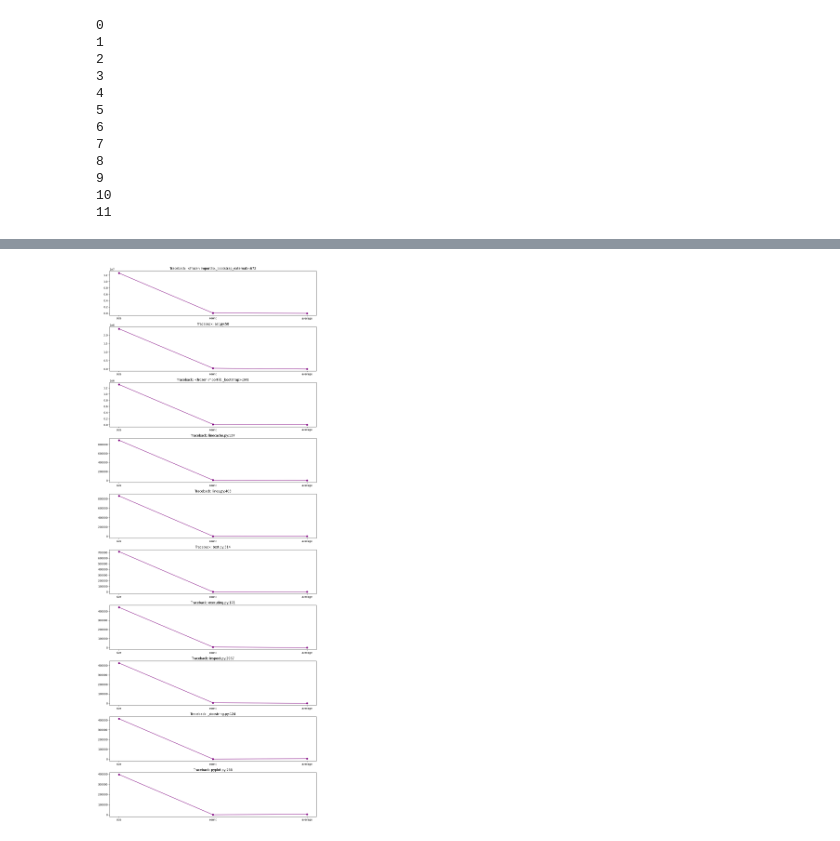
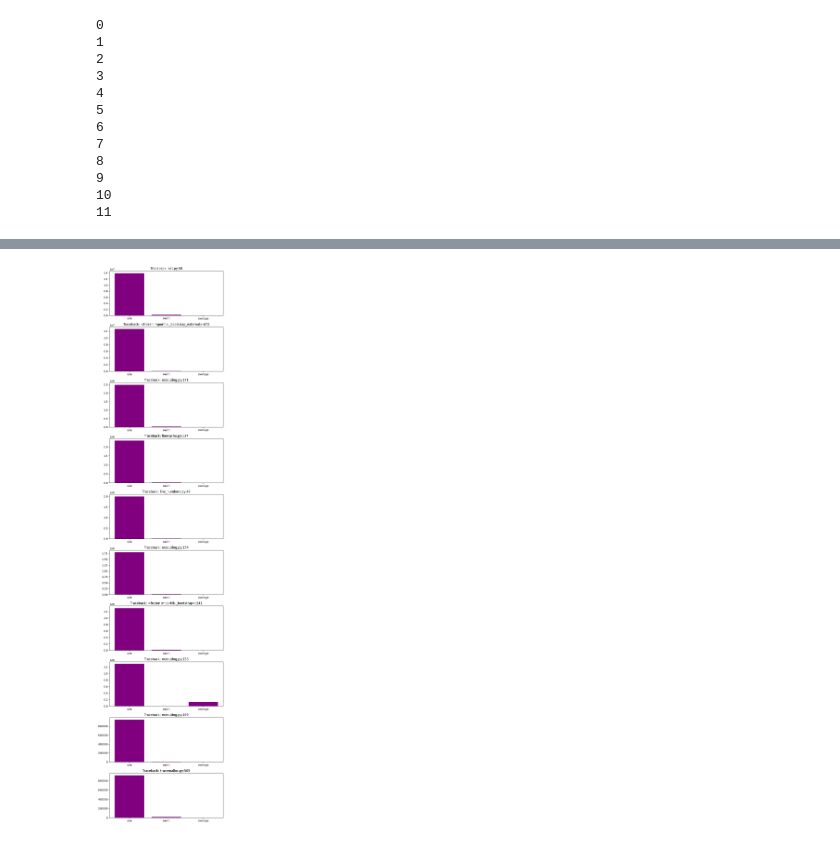
Before and after one commit to q1xuanx/about-python, a Jupyter notebook: memory_manage.ipynb, the cells around one changed output, grey strips where cells are left out. Saved outputs shown, nothing was run; the diff lists cells and outputs as text; code cells hidden in the pictures.

Commit message:
update: change chart from line to bar in memory_manage

```diff
--- a/memory_manage.ipynb
+++ b/memory_manage.ipynb
@@ -135,6 +135,10 @@ import tracemalloc
 
 def create_list():
     return [i for i in range(100000)]
+
+def format_size_return_float(size):
+    size = float(size)
+    return size
 
 def main():
     tracemalloc.start()
@@ -151,25 +155,23 @@ def main():
         y1 = []
         y1.append(stat.size)
         y1.append(stat.count)
-        y1.append(stat.size / stat.count)
+        y1.append(float(stat.size / stat.count))
         y.append(y1)
         traceback_names.append(str(stat.traceback).split('\\')[len(str(stat.traceback).split('\\')) - 1])
-        print(stat)
 
     rows = len(y)
     cols = 1
-    width_per_plot = 12
+    width_per_plot = 7
     height_per_plot = 3
     plt.figure(figsize=(cols * width_per_plot, rows * height_per_plot))
 
     for index, y1 in enumerate(y):
+        print(y1)
         plt.subplot(rows, cols, index + 1)
-        plt.plot(x, y1, color='purple', marker='o')  # hoặc plt.bar(x, y1)
+        plt.bar(x, y1, color='purple')  # hoặc plt.bar(x, y1)
         plt.title(f'Traceback: {traceback_names[index]}')
     plt.tight_layout()
     plt.show()
 
-
-
 main()
 # %% [output]
@@ -186 +188 @@ c:\Users\ADMIN\Desktop\py-test\py-learn-advance\.venv\lib\site-packages\matplotl
-[figure, old version]
+[figure, new version]
```
Also changed, not shown: parts of 4 cells of this notebook, 1 other file.
